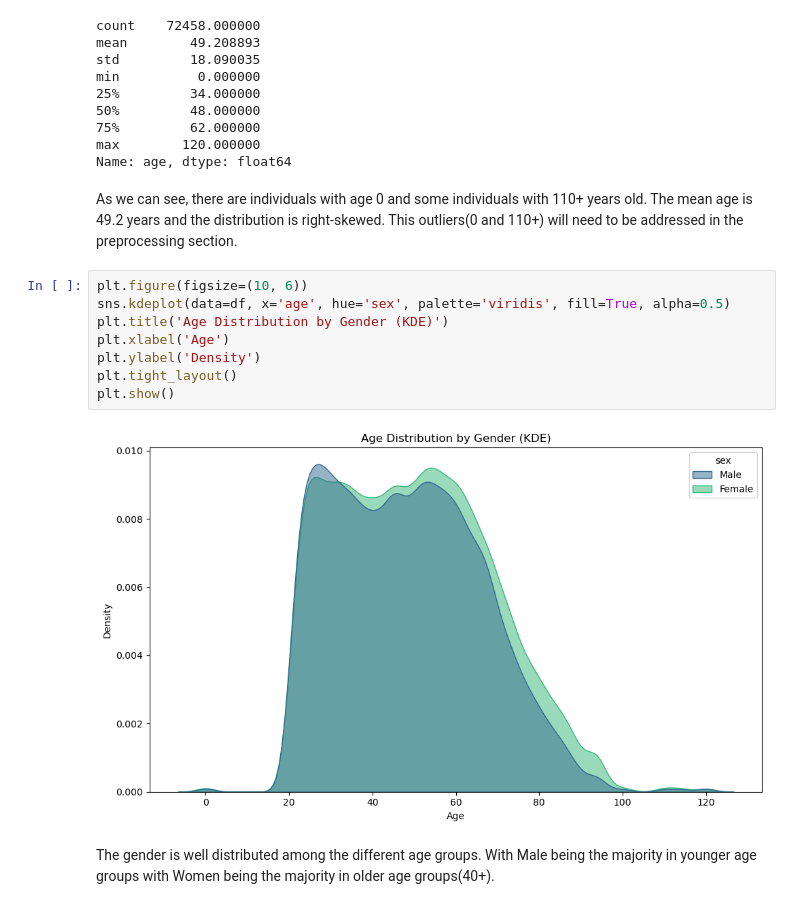
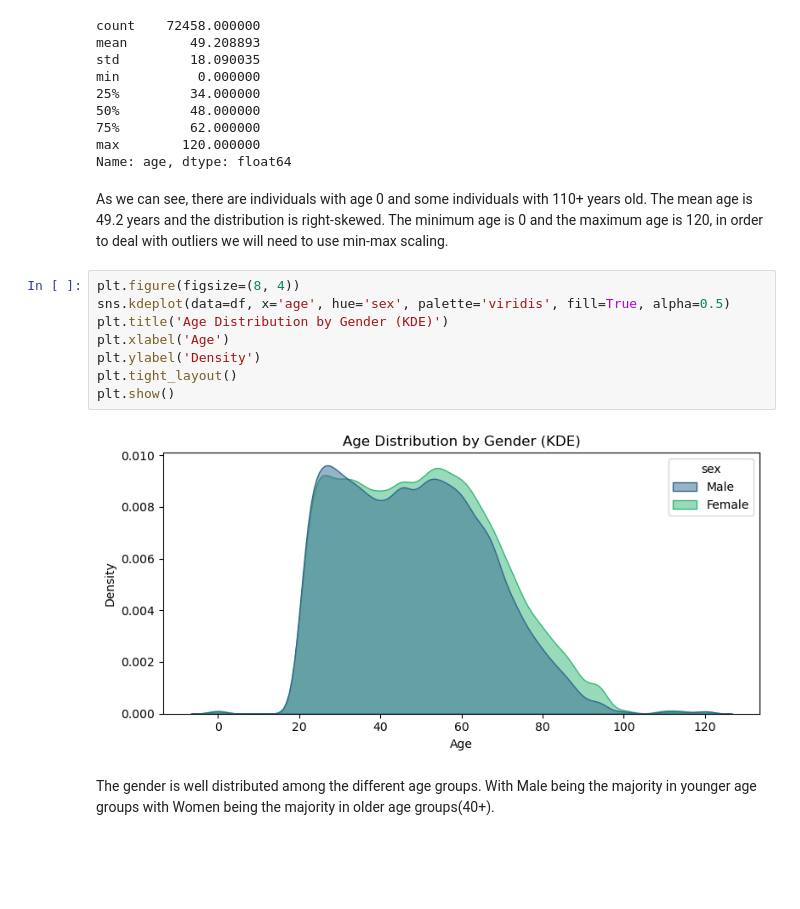
Before and after one commit to Adriano-7/feup-icd-project, a Jupyter notebook: src/1-data-visualization.ipynb, the cells around one changed output. Saved outputs shown, nothing was run; the diff lists cells and outputs as text; blank space fills up the shorter version.

Commit message:
Updated data-visualization

```diff
--- a/src/1-data-visualization.ipynb
+++ b/src/1-data-visualization.ipynb
@@ -431,17 +447,17 @@ min          0.000000
 max        120.000000
 Name: age, dtype: float64
 # %% [markdown]
-As we can see, there are individuals with age 0 and some individuals with 110+ years old. The mean age is 49.2 years and the distribution is right-skewed. This outliers(0 and 110+) will need to be addressed in the preprocessing section.
+As we can see, there are individuals with age 0 and some individuals with 110+ years old. The mean age is 49.2 years and the distribution is right-skewed. The minimum age is 0 and the maximum age is 120, in order to deal with outliers we will need to use min-max scaling.
 # %%
-plt.figure(figsize=(10, 6))
+plt.figure(figsize=(8, 4))
 sns.kdeplot(data=df, x='age', hue='sex', palette='viridis', fill=True, alpha=0.5)
 plt.title('Age Distribution by Gender (KDE)')
 plt.xlabel('Age')
 plt.ylabel('Density')
 plt.tight_layout()
 plt.show()
 # %% [output]
-[figure, old version]
+[figure, new version]
 # %% [markdown]
 The gender is well distributed among the different age groups. With Male being the majority in younger age groups with Women being the majority in older age groups(40+).
 # %%
```
Also changed, not shown: parts of 25 cells of this notebook.
